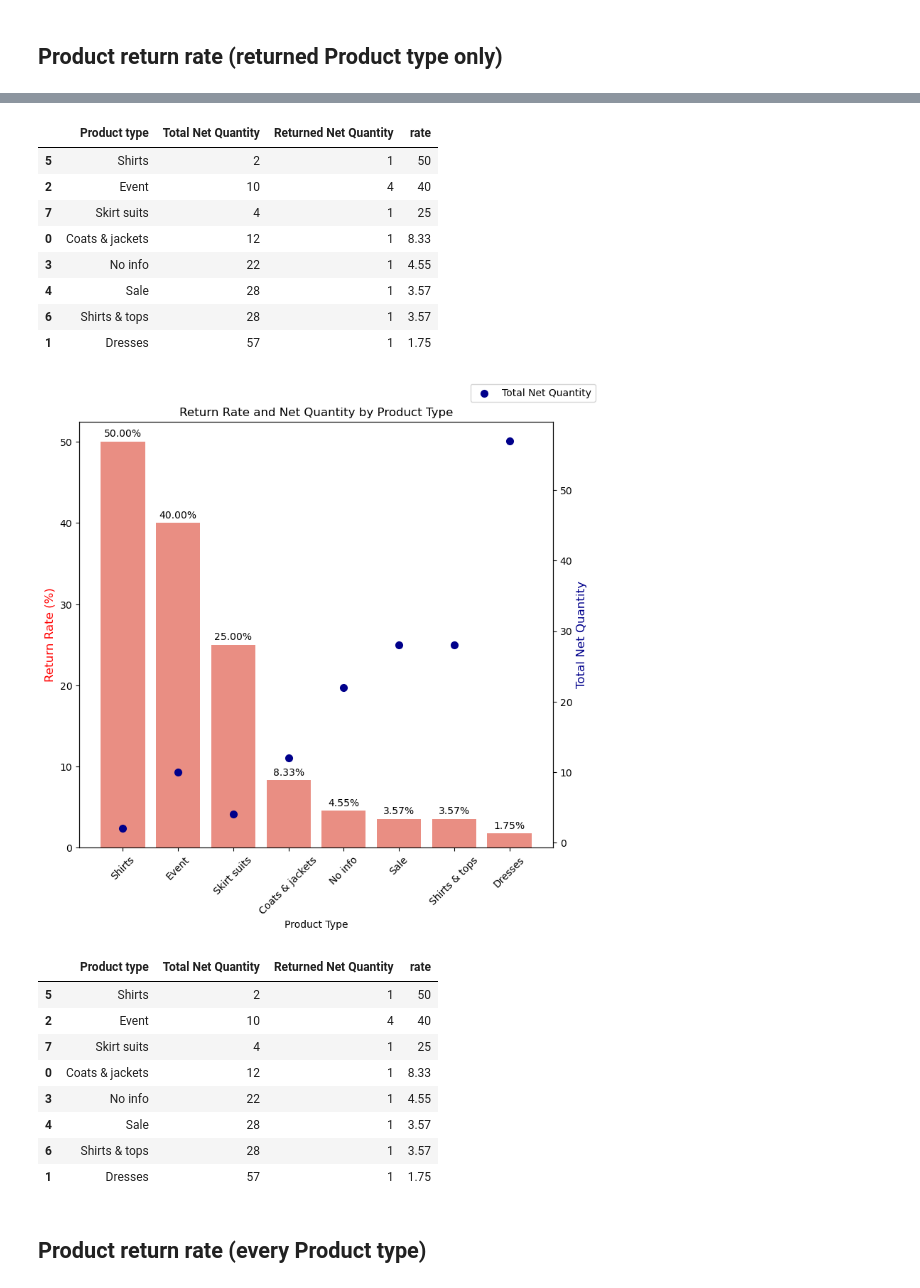
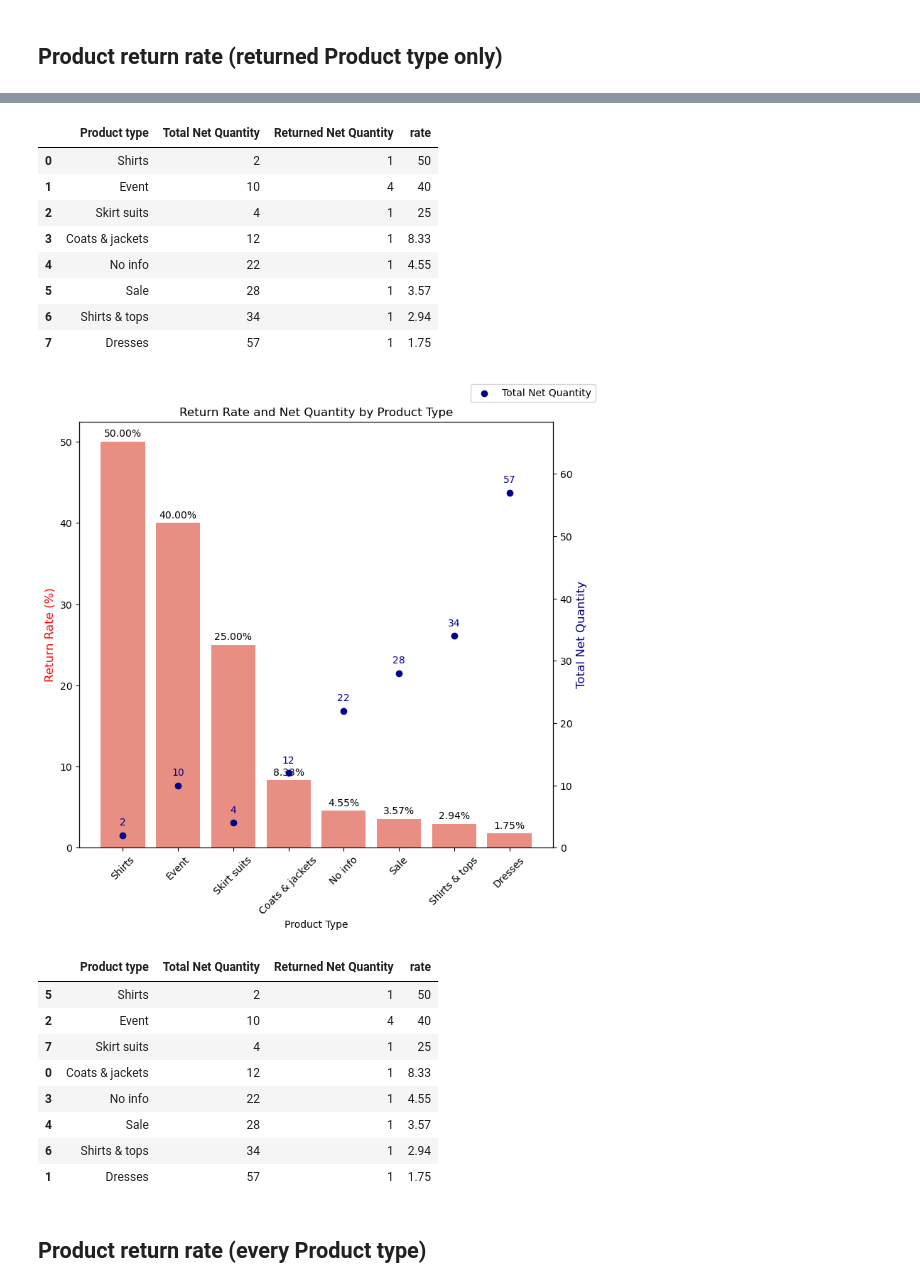
Before and after one commit to ezishr/NEO_InspiredFashion, a Jupyter notebook: return analysis.ipynb, the cells around one changed output, grey strips where cells are left out. Drawn from its saved outputs; the diff is of its cells as text; code cells hidden in the pictures.

```diff
--- a/return analysis.ipynb
+++ b/return analysis.ipynb
@@ -164,57 +164,76 @@ s1_filtered_s2 = pd.merge(s1_filtered, s2, on='Product type', how='outer')
 s1_filtered_s2['rate'] = ((s1_filtered_s2['Returned Net Quantity'] / s1_filtered_s2['Total Net Quantity']) * 100).round(2)
 
 s1_filtered_s2.sort_values('rate', ascending=False, inplace=True)
+# %%
+s1_filtered_s2.reset_index(inplace=True)
+s1_filtered_s2.drop(columns=['index','level_0'], inplace=True)
 # %%
 s1_filtered_s2
 # %% [output]
 |  | Product type | Total Net Quantity | Returned Net Quantity | rate |
-| 5 | Shirts | 2 | 1 | 50 |
-| 2 | Event | 10 | 4 | 40 |
-| 7 | Skirt suits | 4 | 1 | 25 |
-| 0 | Coats & jackets | 12 | 1 | 8.33 |
-| 3 | No info | 22 | 1 | 4.55 |
-| 4 | Sale | 28 | 1 | 3.57 |
-| 6 | Shirts & tops | 28 | 1 | 3.57 |
-| 1 | Dresses | 57 | 1 | 1.75 |
+| 0 | Shirts | 2 | 1 | 50 |
+| 1 | Event | 10 | 4 | 40 |
+| 2 | Skirt suits | 4 | 1 | 25 |
+| 3 | Coats & jackets | 12 | 1 | 8.33 |
+| 4 | No info | 22 | 1 | 4.55 |
+| 5 | Sale | 28 | 1 | 3.57 |
+| 6 | Shirts & tops | 34 | 1 | 2.94 |
+| 7 | Dresses | 57 | 1 | 1.75 |
 # %%
-fig, ax1 = plt.subplots(figsize=(8,8))
+# Create Figure and Axes
+fig, ax1 = plt.subplots(figsize=(8, 8))
 
+# Barplot
 bars = sns.barplot(data=s1_filtered_s2,
-                  x='Product type',
-                  y='rate',
-                  color='salmon',
-                  ax=ax1)
+                   x='Product type',
+                   y='rate',
+                   color='salmon',
+                   ax=ax1)
 
+# Bar labels
 for i in ax1.containers:
     ax1.bar_label(i, fmt='%.2f%%', padding=3)
 
-# ------------------------------------------------
-
+# Scatter Plot on Secondary Axis
 ax2 = ax1.twinx()
 
 line = ax2.scatter(s1_filtered_s2['Product type'],
-                s1_filtered_s2['Total Net Quantity'],
-                color='darkblue',
-                marker='o',
-                linewidth=2,
-                label='Net Quantity')
+                   s1_filtered_s2['Total Net Quantity'],
+                   color='darkblue',
+                   marker='o',
+                   label='Net Quantity')
 
+# Add labels for scatter points
+for i, txt in enumerate(s1_filtered_s2['Total Net Quantity']):
+    ax2.annotate(txt,
+                 (s1_filtered_s2['Product type'][i],
+                  s1_filtered_s2['Total Net Quantity'][i]),
+                 textcoords="offset points",
+                 xytext=(0, 10),
+                 ha='center',
+                 fontsize=10,
+                 color='darkblue')
 
+# Ensure the right axis matches the scale of Net Quantity
+ax2.set_ylim(0, max(s1_filtered_s2['Total Net Quantity']) * 1.2)  # Add some padding for clarity
 
+# Axis Labels
 ax1.set_xlabel('Product Type')
-ax1.set_ylabel('Return Rate (%)', color='red', size = 12)
+ax1.set_ylabel('Return Rate (%)', color='red', size=12)
 ax1.set_xticklabels(ax1.get_xticklabels(), rotation=45)
 
-ax2.set_ylabel('Total Net Quantity', color='darkblue', size = 12)
+ax2.set_ylabel('Total Net Quantity', color='darkblue', size=12)
+
+# Legend and Title
 ax2.legend(['Total Net Quantity'], loc='upper right', bbox_to_anchor=(1.1, 1.1))
-
 plt.title('Return Rate and Net Quantity by Product Type')
 
+# Layout and Save
 plt.tight_layout()
 plt.savefig('Return Rate and Net Quantity by Product Type.png')
 plt.show()
 # %% [output]
-[figure, old version]
+[figure, new version]
 # %%
 s1_filtered_s2
 # %% [output]
@@ -225,7 +244,7 @@ s1_filtered_s2
 | 0 | Coats & jackets | 12 | 1 | 8.33 |
 | 3 | No info | 22 | 1 | 4.55 |
 | 4 | Sale | 28 | 1 | 3.57 |
-| 6 | Shirts & tops | 28 | 1 | 3.57 |
+| 6 | Shirts & tops | 34 | 1 | 2.94 |
 | 1 | Dresses | 57 | 1 | 1.75 |
 # %% [markdown]
 ## Product return rate (every Product type)
```
Also changed, not shown: parts of 3 cells of this notebook, 10 other files.
